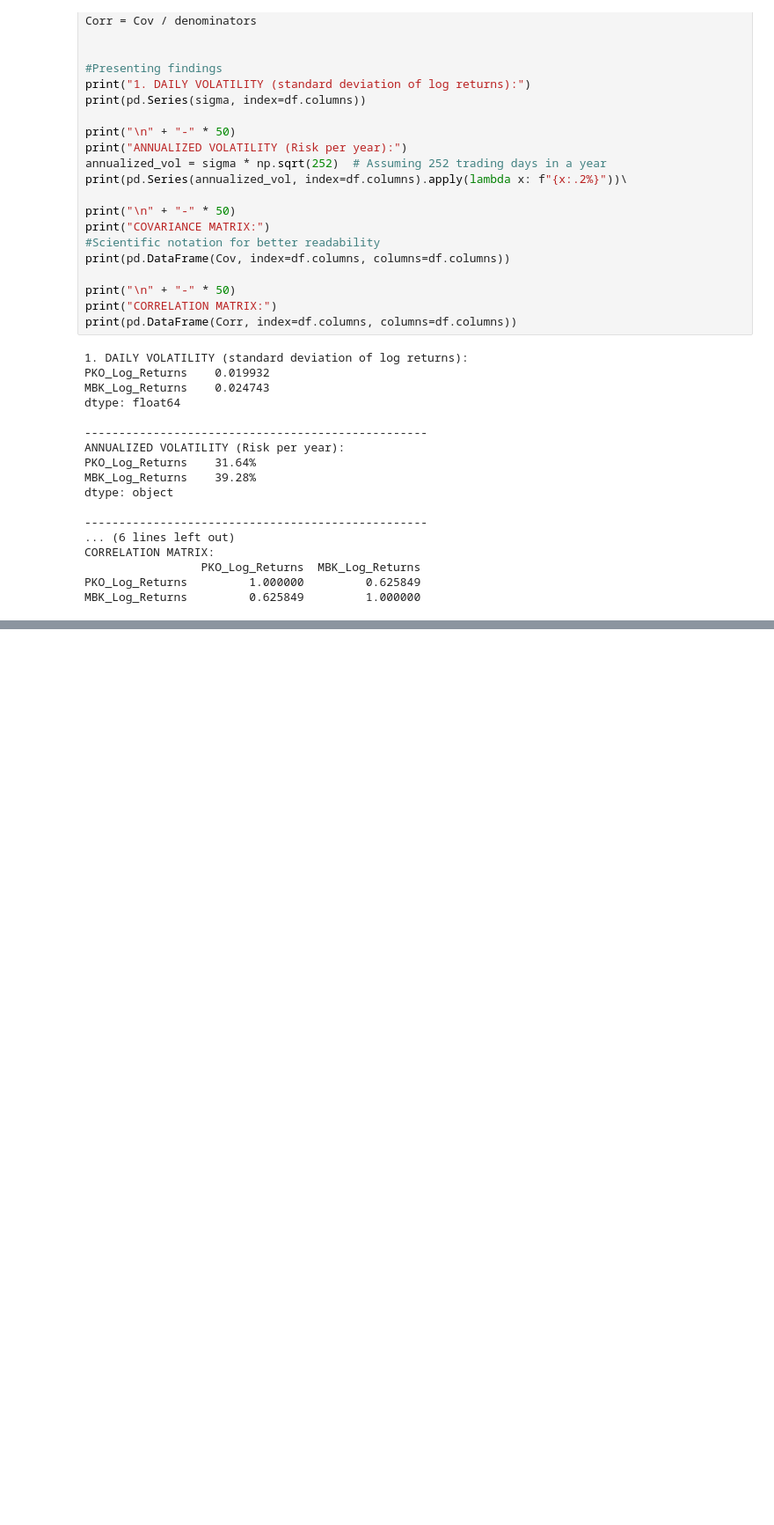
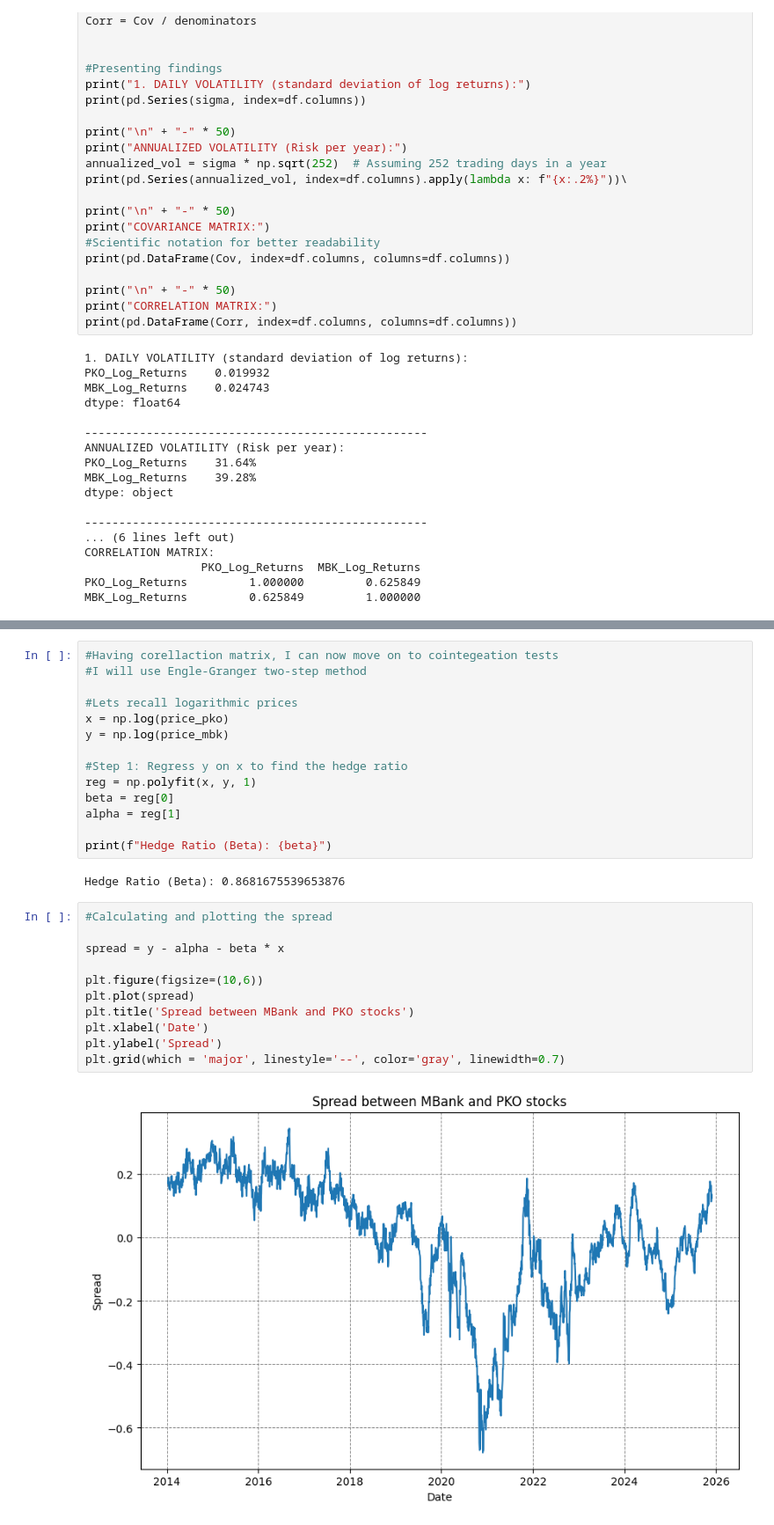
Before and after one commit to matkan11/statistical-arbitrage, a Jupyter notebook: stock_data.ipynb, the cells around one changed output, grey strips where cells are left out. Shown: that part at 88% size. Cells and saved outputs as stored; diff of their text form; blank space fills up the shorter version.

Commit message:
calculating spread.

```diff
--- a/stock_data.ipynb
+++ b/stock_data.ipynb
@@ -128,0 +139,29 @@ MBK_Log_Returns         0.625849         1.000000
+# %%
+#Having corellaction matrix, I can now move on to cointegeation tests
+#I will use Engle-Granger two-step method
+
+#Lets recall logarithmic prices
+x = np.log(price_pko)
+y = np.log(price_mbk)
+
+#Step 1: Regress y on x to find the hedge ratio
+reg = np.polyfit(x, y, 1)
+beta = reg[0]
+alpha = reg[1]
+
+print(f"Hedge Ratio (Beta): {beta}")
+# %% [output]
+Hedge Ratio (Beta): 0.8681675539653876
+# %%
+#Calculating and plotting the spread
+
+spread = y - alpha - beta * x
+
+plt.figure(figsize=(10,6))
+plt.plot(spread)
+plt.title('Spread between MBank and PKO stocks')
+plt.xlabel('Date')
+plt.ylabel('Spread')
+plt.grid(which = 'major', linestyle='--', color='gray', linewidth=0.7)
+# %% [output]
+[figure, added]
```
Also changed, not shown: parts of 3 cells of this notebook.
